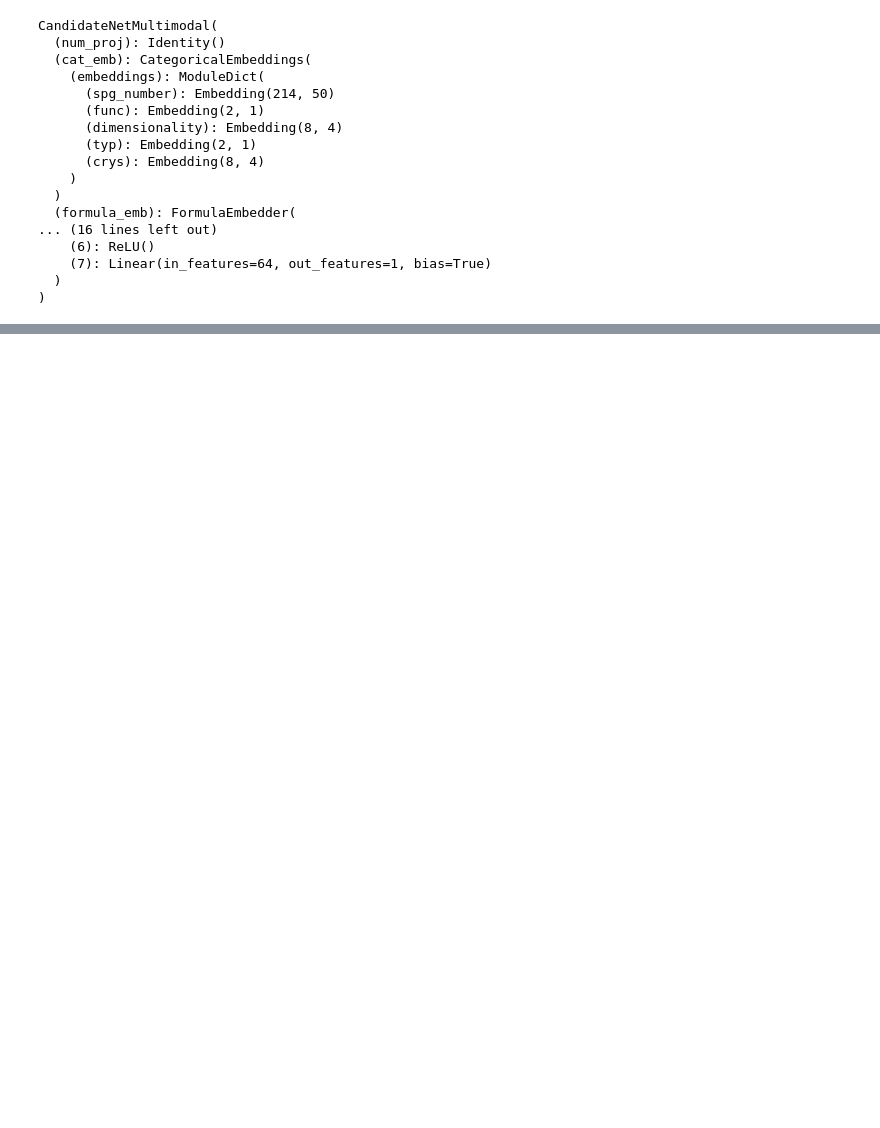
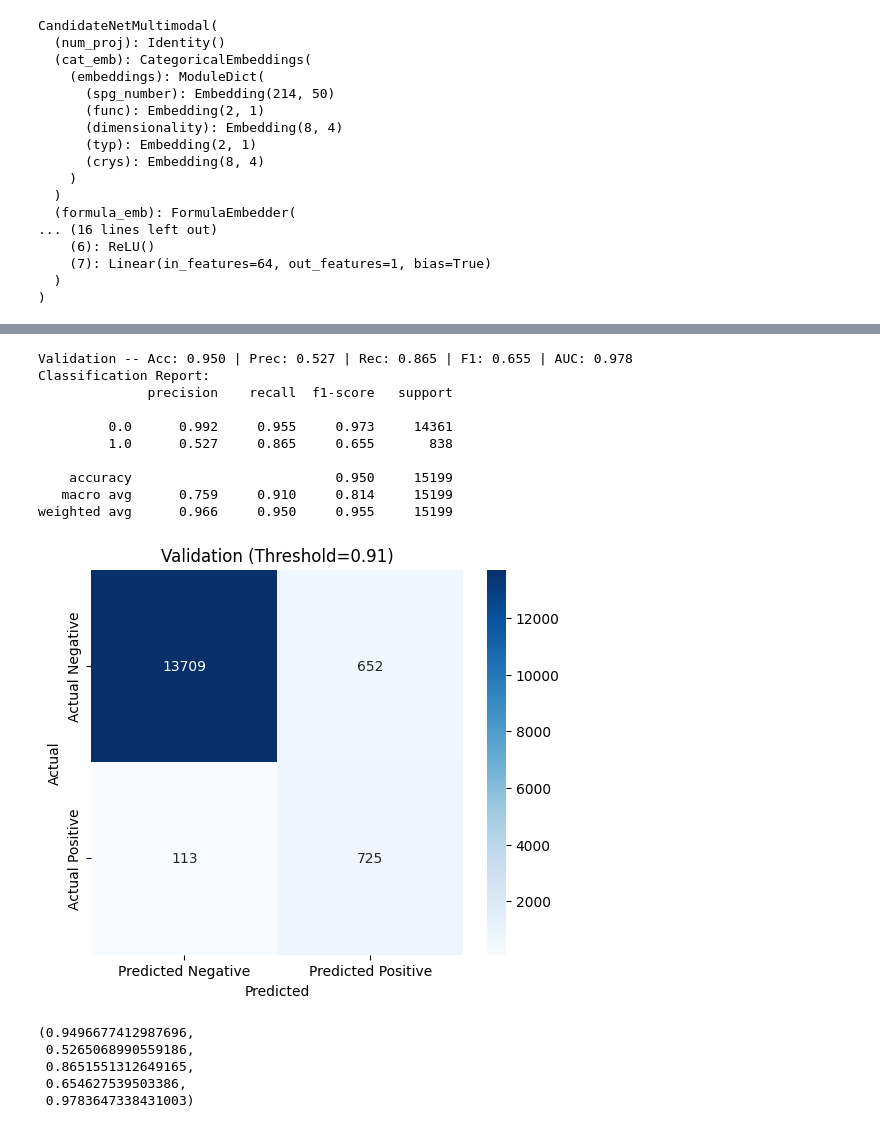
Before and after one commit to Jehad142/ml-final-project-team2, a Jupyter notebook: code/jarvis/gnn_model.ipynb, the cells around one changed output, grey strips where cells are left out. Drawn from its saved outputs; the diff is of its cells as text; code cells hidden in the pictures; blank space fills up the shorter version.

```diff
--- a/code/jarvis/gnn_model.ipynb
+++ b/code/jarvis/gnn_model.ipynb
@@ -654,0 +912,19 @@ CandidateNetMultimodal(
+# %%
+evaluate(model, val_loader, threshold=model_cfg["threshold"], title="Validation")
+# %% [output]
+Validation -- Acc: 0.950 | Prec: 0.527 | Rec: 0.865 | F1: 0.655 | AUC: 0.978
+Classification Report:
+              precision    recall  f1-score   support
+
+         0.0      0.992     0.955     0.973     14361
+         1.0      0.527     0.865     0.655       838
+
+    accuracy                          0.950     15199
+   macro avg      0.759     0.910     0.814     15199
+weighted avg      0.966     0.950     0.955     15199
+[figure, added]
+(0.9496677412987696,
+ 0.5265068990559186,
+ 0.8651551312649165,
+ 0.654627539503386,
+ 0.9783647338431003)
```
Also changed, not shown: parts of 28 cells of this notebook.
